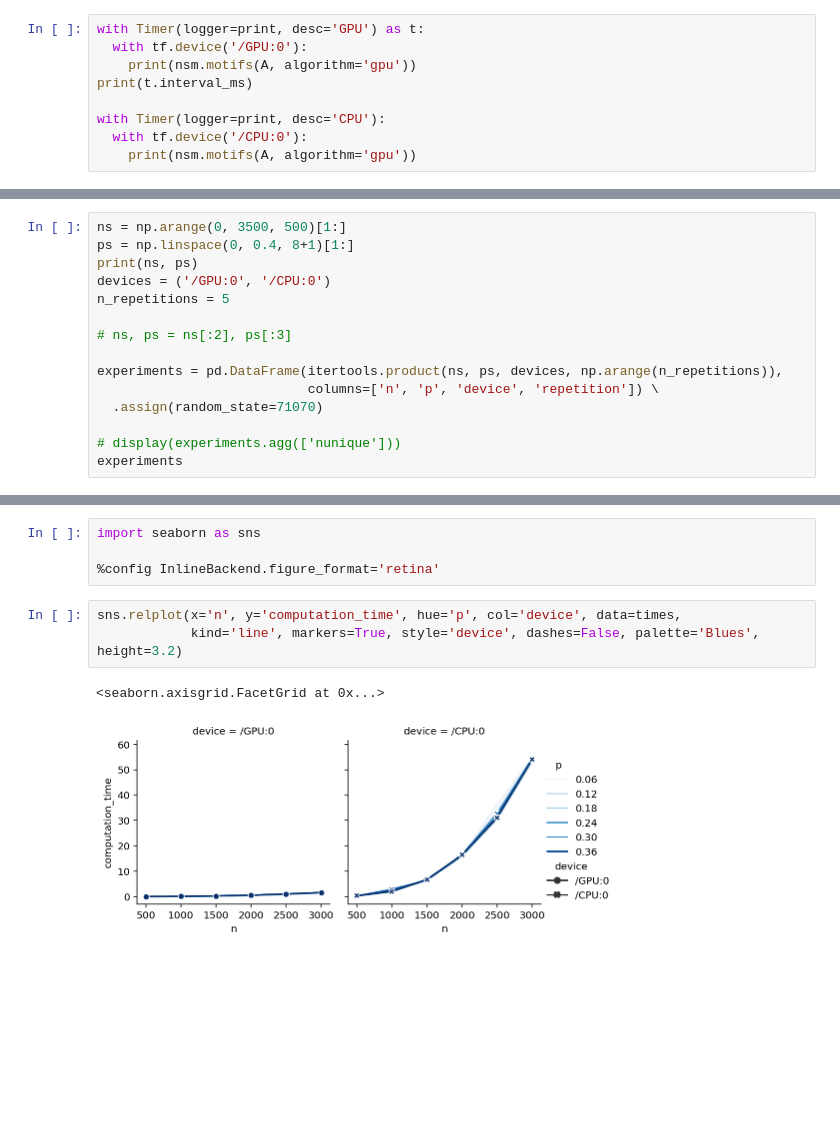
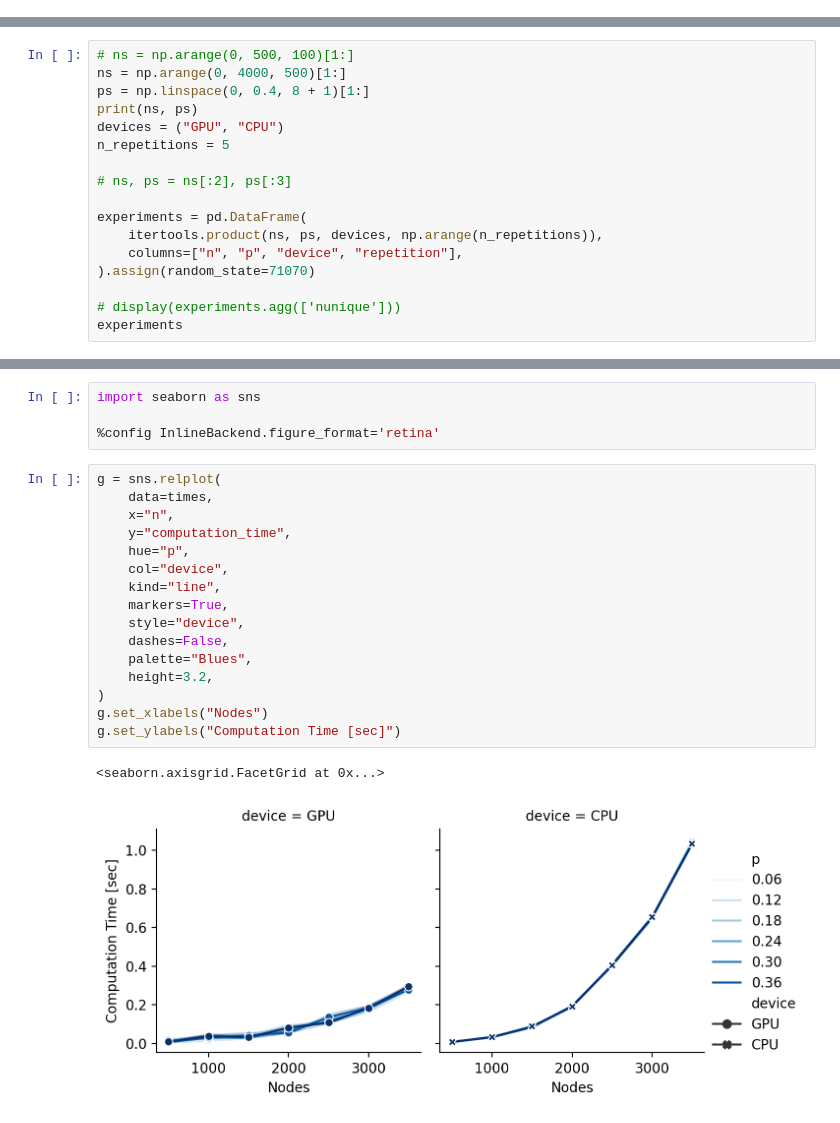
Before and after one commit to gialdetti/netsci, a Jupyter notebook: examples/tech/gpu_speedup.ipynb, the cells around one changed output, grey strips where cells are left out. Saved outputs shown, nothing was run; the diff lists cells and outputs as text; blank space fills up the shorter version.

```diff
--- a/examples/tech/gpu_speedup.ipynb
+++ b/examples/tech/gpu_speedup.ipynb
@@ -105,11 +54,2 @@ DEBUG:netsci.metrics.motifs_gpu:devices: ['device:GPU:0', 'device:GPU:0', 'devic
 # %% [markdown]
 GPU timing
-# %%
-with Timer(logger=print, desc='GPU') as t:
-  with tf.device('/GPU:0'):
-    print(nsm.motifs(A, algorithm='gpu'))
-print(t.interval_ms)
-
-with Timer(logger=print, desc='CPU'):
-  with tf.device('/CPU:0'):
-    print(nsm.motifs(A, algorithm='gpu'))
@@ -132,17 +74,19 @@ CPU took 4.208 sec.
 # %% [markdown]
 Experiment configurations
 # %%
-ns = np.arange(0, 3500, 500)[1:]
-ps = np.linspace(0, 0.4, 8+1)[1:]
+# ns = np.arange(0, 500, 100)[1:]
+ns = np.arange(0, 4000, 500)[1:]
+ps = np.linspace(0, 0.4, 8 + 1)[1:]
 print(ns, ps)
-devices = ('/GPU:0', '/CPU:0')
+devices = ("GPU", "CPU")
 n_repetitions = 5
 
 # ns, ps = ns[:2], ps[:3]
 
-experiments = pd.DataFrame(itertools.product(ns, ps, devices, np.arange(n_repetitions)),
-                           columns=['n', 'p', 'device', 'repetition']) \
-  .assign(random_state=71070)
+experiments = pd.DataFrame(
+    itertools.product(ns, ps, devices, np.arange(n_repetitions)),
+    columns=["n", "p", "device", "repetition"],
+).assign(random_state=71070)
 
 # display(experiments.agg(['nunique']))
 experiments
@@ -212,9 +201,22 @@ import seaborn as sns
 
 %config InlineBackend.figure_format='retina'
 # %%
-sns.relplot(x='n', y='computation_time', hue='p', col='device', data=times,
-            kind='line', markers=True, style='device', dashes=False, palette='Blues', height=3.2)
+g = sns.relplot(
+    data=times,
+    x="n",
+    y="computation_time",
+    hue="p",
+    col="device",
+    kind="line",
+    markers=True,
+    style="device",
+    dashes=False,
+    palette="Blues",
+    height=3.2,
+)
+g.set_xlabels("Nodes")
+g.set_ylabels("Computation Time [sec]")
 # %% [output]
 <seaborn.axisgrid.FacetGrid at 0x...>
-[figure, old version]
+[figure, new version]
 # %%
```
Also changed, not shown: parts of 18 cells of this notebook, 16 other files.
